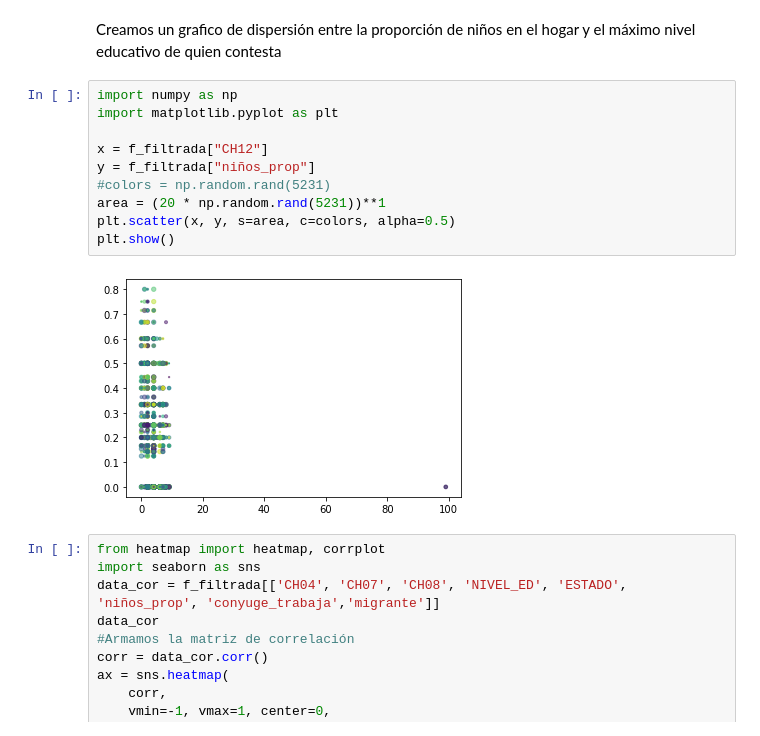
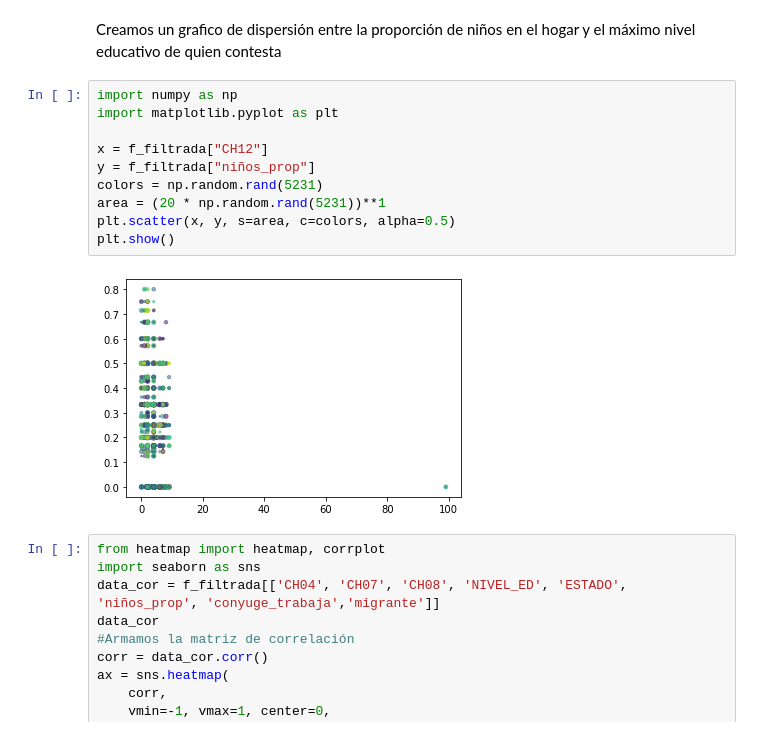
Before and after one commit to hpilar/TrabajosPracticos-Grupo4, a Jupyter notebook: TP4/TP4.ipynb, the cells around one changed output. Saved outputs shown, nothing was run; the diff lists cells and outputs as text.

```diff
--- a/TP4/TP4.ipynb
+++ b/TP4/TP4.ipynb
@@ -226,15 +235,15 @@ Creamos un grafico de dispersión entre la proporción de niños en el hogar y e
 # %%
 import numpy as np
 import matplotlib.pyplot as plt
 
 x = f_filtrada["CH12"]
 y = f_filtrada["niños_prop"]
-#colors = np.random.rand(5231)
+colors = np.random.rand(5231)
 area = (20 * np.random.rand(5231))**1
 plt.scatter(x, y, s=area, c=colors, alpha=0.5)
 plt.show()
 # %% [output]
-[figure, old version]
+[figure, new version]
 # %%
 from heatmap import heatmap, corrplot
 import seaborn as sns
```
Also changed, not shown: parts of 12 cells of this notebook.
